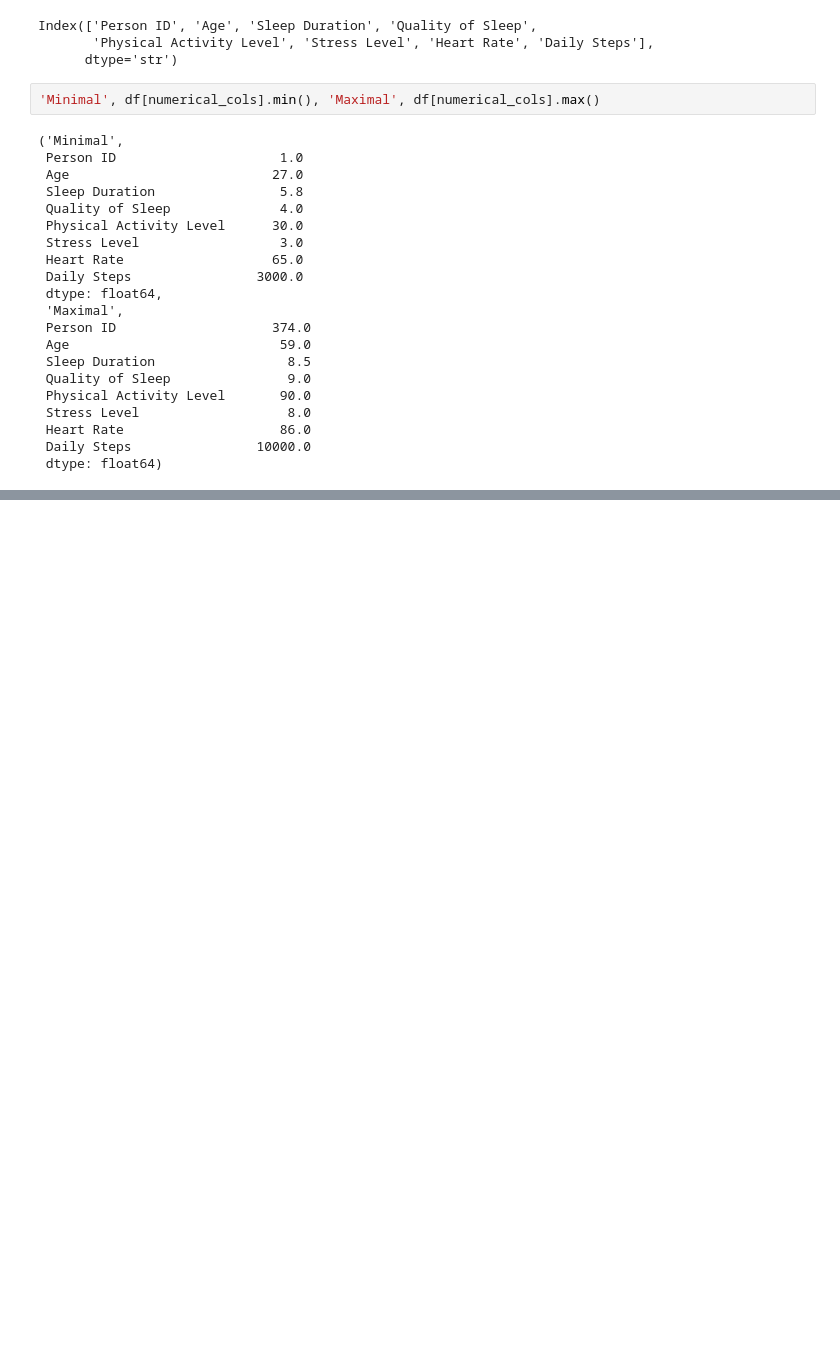
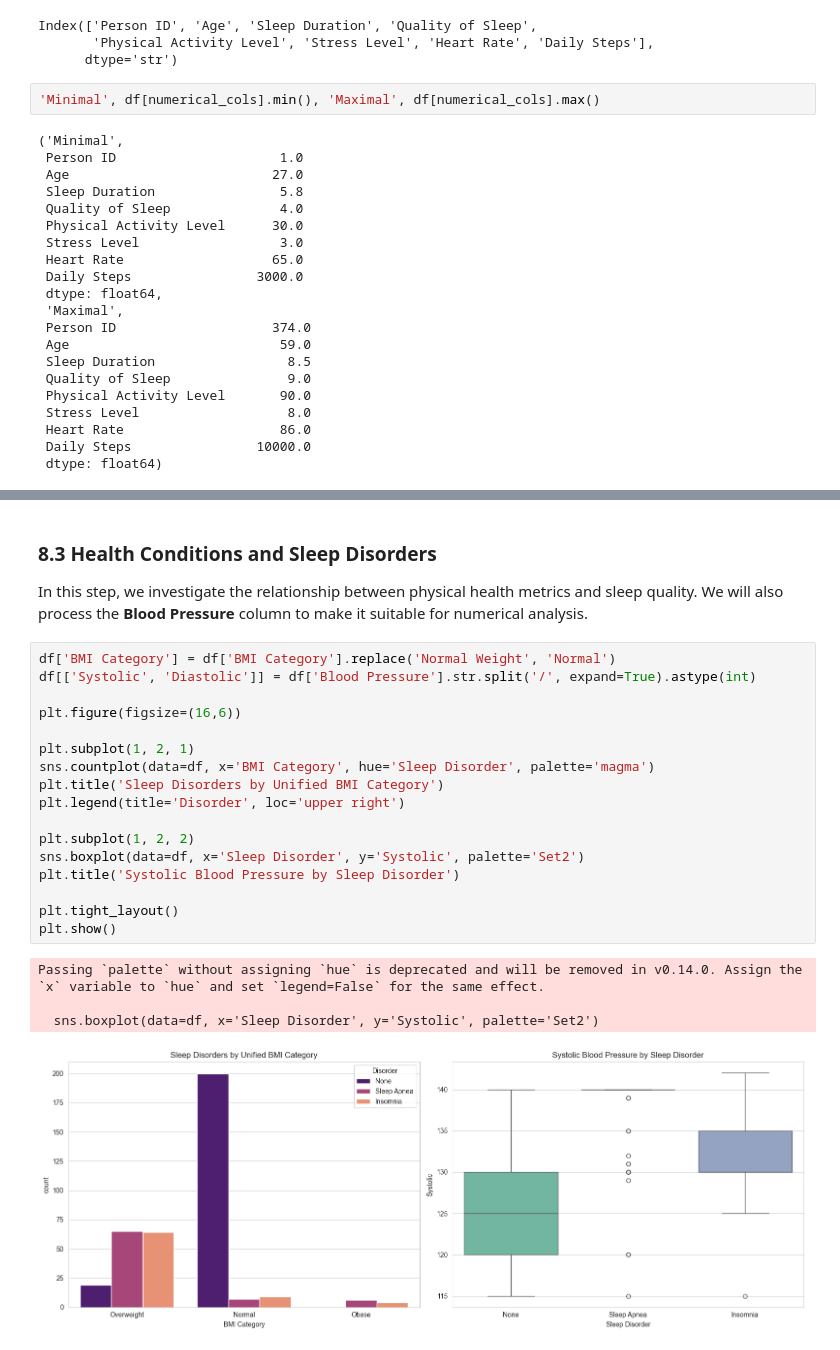
Before and after one commit to PuxPux/PuxPux-Portfolio, a Jupyter notebook: Sleep Healthy Analysis.ipynb, the cells around one changed output, grey strips where cells are left out. Saved outputs shown, nothing was run; the diff lists cells and outputs as text; blank space fills up the shorter version.

```diff
--- a/Sleep Healthy Analysis.ipynb
+++ b/Sleep Healthy Analysis.ipynb
@@ -250,0 +313,27 @@ Index(['Person ID', 'Age', 'Sleep Duration', 'Quality of Sleep',
+# %% [markdown]
+### 8.3 Health Conditions and Sleep Disorders
+In this step, we investigate the relationship between physical health metrics
+and sleep quality. We will also process the **Blood Pressure** column to make
+it suitable for numerical analysis.
+# %%
+df['BMI Category'] = df['BMI Category'].replace('Normal Weight', 'Normal')
+df[['Systolic', 'Diastolic']] = df['Blood Pressure'].str.split('/', expand=True).astype(int)
+
+plt.figure(figsize=(16,6))
+
+plt.subplot(1, 2, 1)
+sns.countplot(data=df, x='BMI Category', hue='Sleep Disorder', palette='magma')
+plt.title('Sleep Disorders by Unified BMI Category')
+plt.legend(title='Disorder', loc='upper right')
+
+plt.subplot(1, 2, 2)
+sns.boxplot(data=df, x='Sleep Disorder', y='Systolic', palette='Set2')
+plt.title('Systolic Blood Pressure by Sleep Disorder')
+
+plt.tight_layout()
+plt.show()
+# %% [output]
+Passing `palette` without assigning `hue` is deprecated and will be removed in v0.14.0. Assign the `x` variable to `hue` and set `legend=False` for the same effect.
+
+  sns.boxplot(data=df, x='Sleep Disorder', y='Systolic', palette='Set2')
+[figure, added]
```
Also changed, not shown: parts of 21 cells of this notebook.
